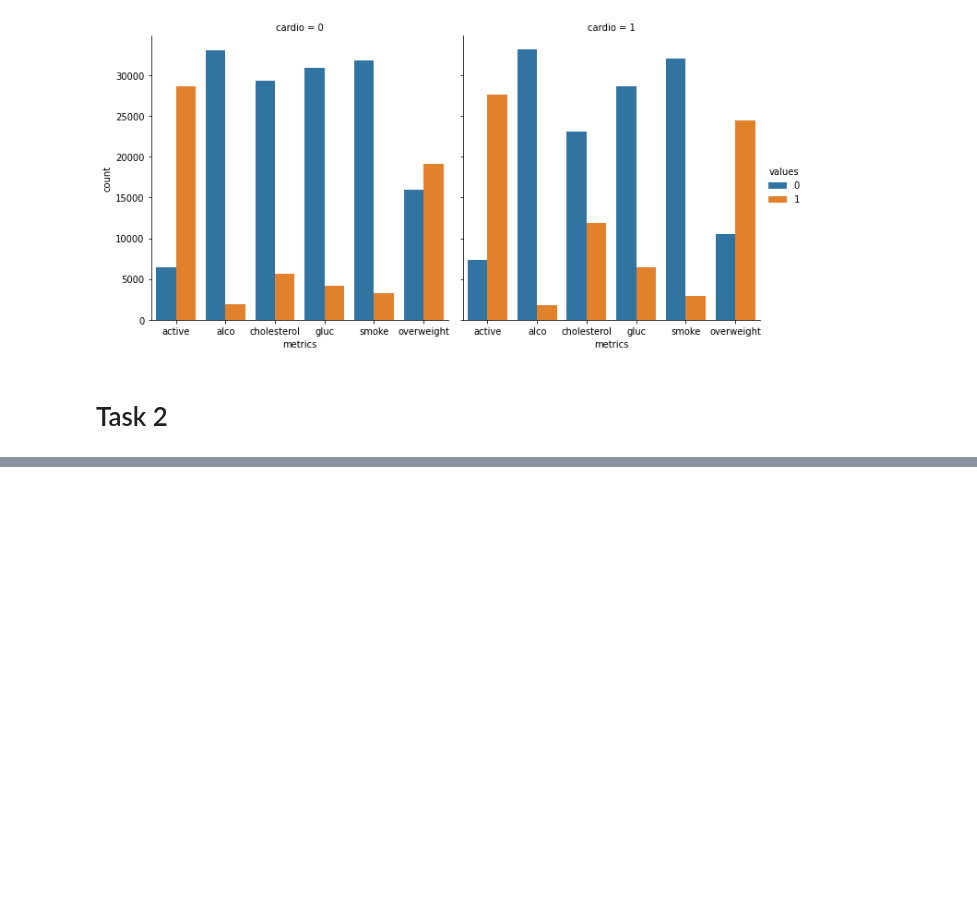
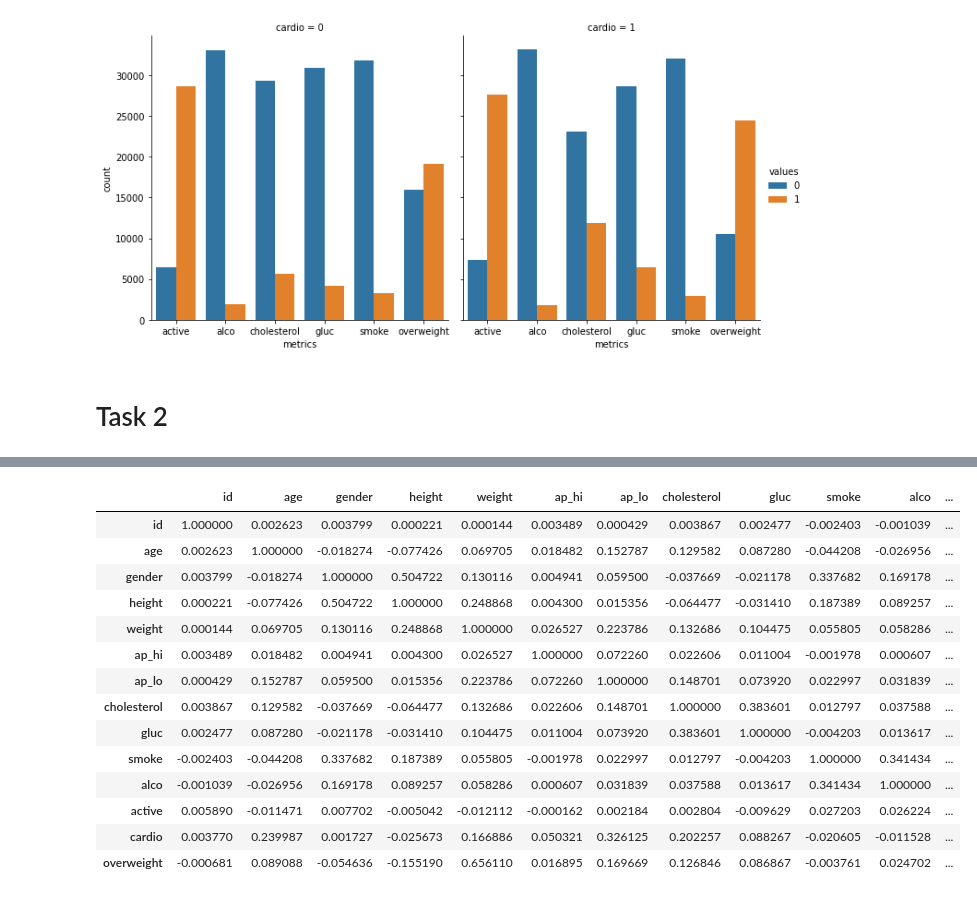
Before and after one commit to Taofiq-Bakare/FreeCodeCamp, a Jupyter notebook: medical_data_visualizer/medical_data.ipynb, the cells around one changed output, grey strips where cells are left out. Drawn from its saved outputs; the diff is of its cells as text; code cells hidden in the pictures; blank space fills up the shorter version.

```diff
--- a/medical_data_visualizer/medical_data.ipynb
+++ b/medical_data_visualizer/medical_data.ipynb
@@ -69,0 +156,18 @@ fig = plot.fig
+# %%
+corr_mx
+# %% [output]
+|  | id | age | gender | height | weight | ap_hi | ap_lo | cholesterol | gluc | smoke | alco | ... |
+| id | 1.000000 | 0.002623 | 0.003799 | 0.000221 | 0.000144 | 0.003489 | 0.000429 | 0.003867 | 0.002477 | -0.002403 | -0.001039 | ... |
+| age | 0.002623 | 1.000000 | -0.018274 | -0.077426 | 0.069705 | 0.018482 | 0.152787 | 0.129582 | 0.087280 | -0.044208 | -0.026956 | ... |
+| gender | 0.003799 | -0.018274 | 1.000000 | 0.504722 | 0.130116 | 0.004941 | 0.059500 | -0.037669 | -0.021178 | 0.337682 | 0.169178 | ... |
+| height | 0.000221 | -0.077426 | 0.504722 | 1.000000 | 0.248868 | 0.004300 | 0.015356 | -0.064477 | -0.031410 | 0.187389 | 0.089257 | ... |
+| weight | 0.000144 | 0.069705 | 0.130116 | 0.248868 | 1.000000 | 0.026527 | 0.223786 | 0.132686 | 0.104475 | 0.055805 | 0.058286 | ... |
+| ap_hi | 0.003489 | 0.018482 | 0.004941 | 0.004300 | 0.026527 | 1.000000 | 0.072260 | 0.022606 | 0.011004 | -0.001978 | 0.000607 | ... |
+| ap_lo | 0.000429 | 0.152787 | 0.059500 | 0.015356 | 0.223786 | 0.072260 | 1.000000 | 0.148701 | 0.073920 | 0.022997 | 0.031839 | ... |
+| cholesterol | 0.003867 | 0.129582 | -0.037669 | -0.064477 | 0.132686 | 0.022606 | 0.148701 | 1.000000 | 0.383601 | 0.012797 | 0.037588 | ... |
+| gluc | 0.002477 | 0.087280 | -0.021178 | -0.031410 | 0.104475 | 0.011004 | 0.073920 | 0.383601 | 1.000000 | -0.004203 | 0.013617 | ... |
+| smoke | -0.002403 | -0.044208 | 0.337682 | 0.187389 | 0.055805 | -0.001978 | 0.022997 | 0.012797 | -0.004203 | 1.000000 | 0.341434 | ... |
+| alco | -0.001039 | -0.026956 | 0.169178 | 0.089257 | 0.058286 | 0.000607 | 0.031839 | 0.037588 | 0.013617 | 0.341434 | 1.000000 | ... |
+| active | 0.005890 | -0.011471 | 0.007702 | -0.005042 | -0.012112 | -0.000162 | 0.002184 | 0.002804 | -0.009629 | 0.027203 | 0.026224 | ... |
+| cardio | 0.003770 | 0.239987 | 0.001727 | -0.025673 | 0.166886 | 0.050321 | 0.326125 | 0.202257 | 0.088267 | -0.020605 | -0.011528 | ... |
+| overweight | -0.000681 | 0.089088 | -0.054636 | -0.155190 | 0.656110 | 0.016895 | 0.169669 | 0.126846 | 0.086867 | -0.003761 | 0.024702 | ... |
```
Also changed, not shown: parts of 10 cells of this notebook.
